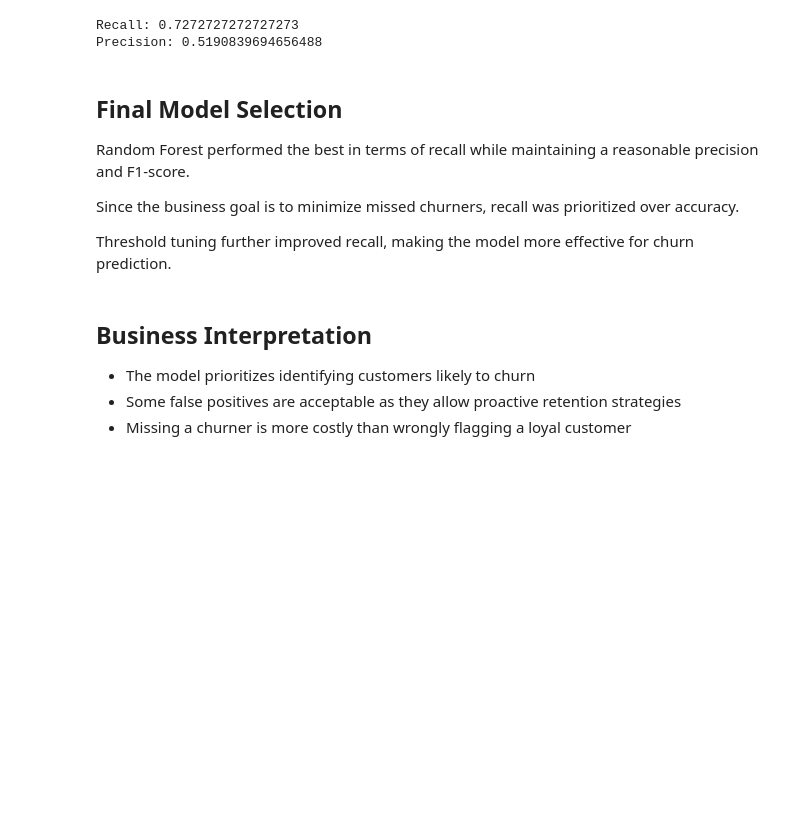
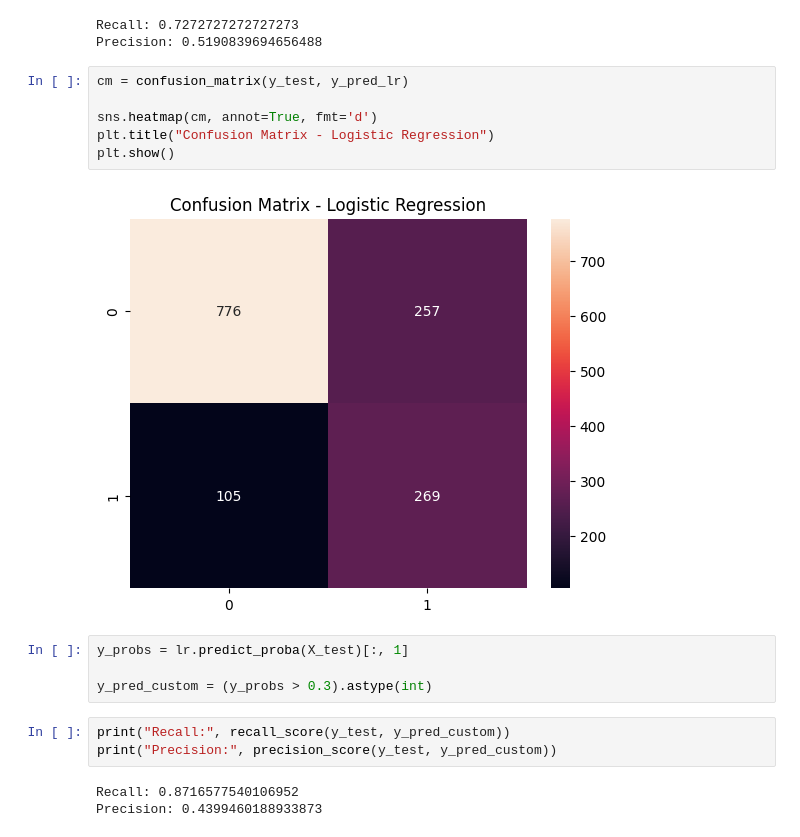
Before and after one commit to Vanshika7545/customer-churn-prediction-pipeline, a Jupyter notebook: notebooks/04_model_training.ipynb, the cells around one changed output. Cells and saved outputs as stored; diff of their text form; blank space fills up the shorter version.

```diff
--- a/notebooks/04_model_training.ipynb
+++ b/notebooks/04_model_training.ipynb
@@ -162,17 +162,21 @@ print("Precision:", precision_score(y_test, y_pred_custom))
 # %% [output]
 Recall: 0.7272727272727273
 Precision: 0.5190839694656488
-# %% [markdown]
-## Final Model Selection
-
-Random Forest performed the best in terms of recall while maintaining a reasonable precision and F1-score.
-
-Since the business goal is to minimize missed churners, recall was prioritized over accuracy.
-
-Threshold tuning further improved recall, making the model more effective for churn prediction.
-# %% [markdown]
-## Business Interpretation
-
-- The model prioritizes identifying customers likely to churn
-- Some false positives are acceptable as they allow proactive retention strategies
-- Missing a churner is more costly than wrongly flagging a loyal customer
+# %%
+cm = confusion_matrix(y_test, y_pred_lr)
+
+sns.heatmap(cm, annot=True, fmt='d')
+plt.title("Confusion Matrix - Logistic Regression")
+plt.show()
+# %% [output]
+[figure, added]
+# %%
+y_probs = lr.predict_proba(X_test)[:, 1]
+
+y_pred_custom = (y_probs > 0.3).astype(int)
+# %%
+print("Recall:", recall_score(y_test, y_pred_custom))
+print("Precision:", precision_score(y_test, y_pred_custom))
+# %% [output]
+Recall: 0.8716577540106952
+Precision: 0.4399460188933873
```
Also changed, not shown: parts of 5 cells of this notebook.
